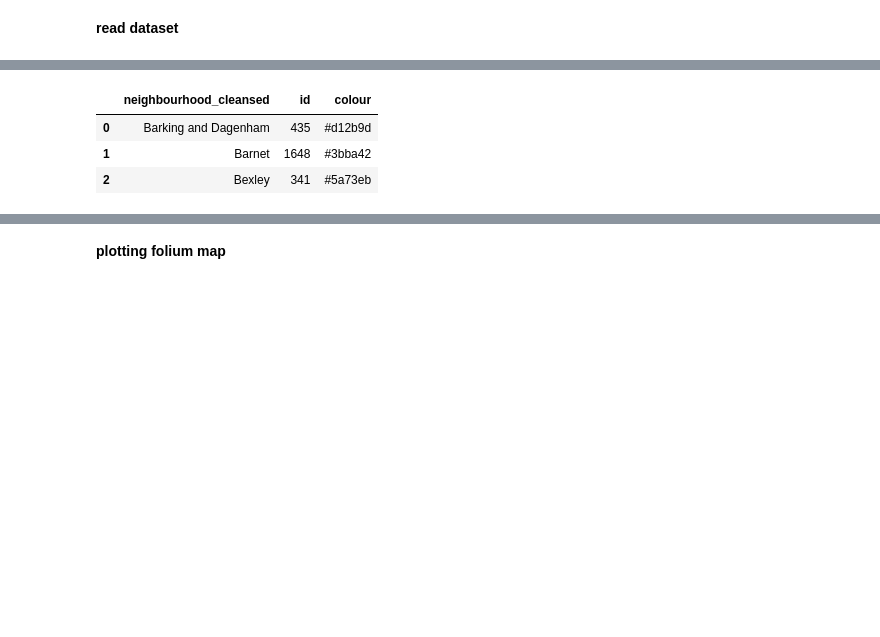
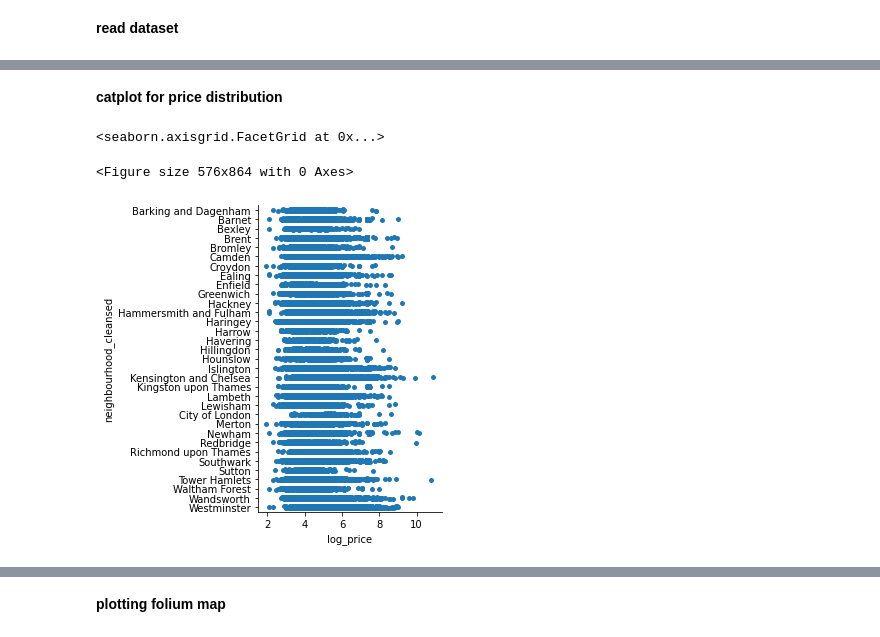
Before and after one commit to euisuck2/Deep-Learning-project-1, a Jupyter notebook: Geographical_Analysis.ipynb, the cells around one changed output, grey strips where cells are left out. Saved outputs shown, nothing was run; the diff lists cells and outputs as text; code cells hidden in the pictures; blank space fills up the shorter version.

```diff
--- a/Geographical_Analysis.ipynb
+++ b/Geographical_Analysis.ipynb
@@ -23,4 +21,4 @@ Drive already mounted at /content/drive; to attempt to forcibly remount, call dr
 **read dataset**
 # %%
 df = pd.read_csv('assets/cleaned_assets/df_cleaned.csv', index_col = 0)
-df.head(3)
+df['log_price'] = np.log(df['price'])
@@ -32,18 +25,10 @@ df.head(3)
-# %%
-random.seed(RANDOM_SEED)
-
-# get count for each neighbourhood in a df
-neighbourhood_count_df = df.groupby('neighbourhood_cleansed')['id'].count().reset_index()
-# no of neighbourhoods
-n = len(neighbourhood_count_df)
-# generate list of random colour for each neighbourhood
-get_colors = lambda n: ["#%06x" % random.randint(0, 0xFFFFFF) for _ in range(n)]
-neighbourhood_count_df['colour'] = get_colors(n)
-# create dict for colour
-neighbourhood_colour_dict = pd.Series(neighbourhood_count_df.colour.values,index=neighbourhood_count_df.neighbourhood_cleansed).to_dict()
-neighbourhood_count_df.head(3)
-# %% [output]
-|  | neighbourhood_cleansed | id | colour |
-| 0 | Barking and Dagenham | 435 | #d12b9d |
-| 1 | Barnet | 1648 | #3bba42 |
-| 2 | Bexley | 341 | #5a73eb |
+# %% [markdown]
+**catplot for price distribution**
+# %%
+df_mean_price = df.groupby('neighbourhood_cleansed')['log_price'].mean().reset_index().sort_values('log_price', ascending=False)
+plt.figure(figsize=(8,12))
+sns.catplot(x="log_price", y="neighbourhood_cleansed", data=df)
+# %% [output]
+<seaborn.axisgrid.FacetGrid at 0x...>
+<Figure size 576x864 with 0 Axes>
+[figure, added]
```
Also changed, not shown: parts of 6 cells of this notebook.
